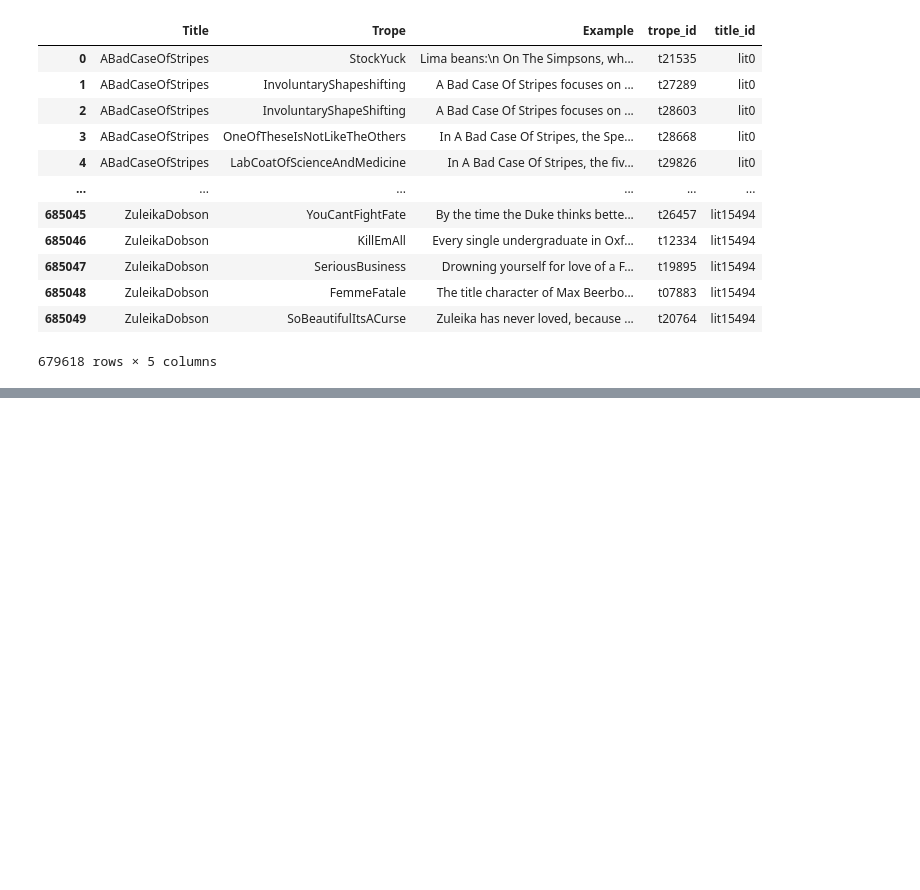
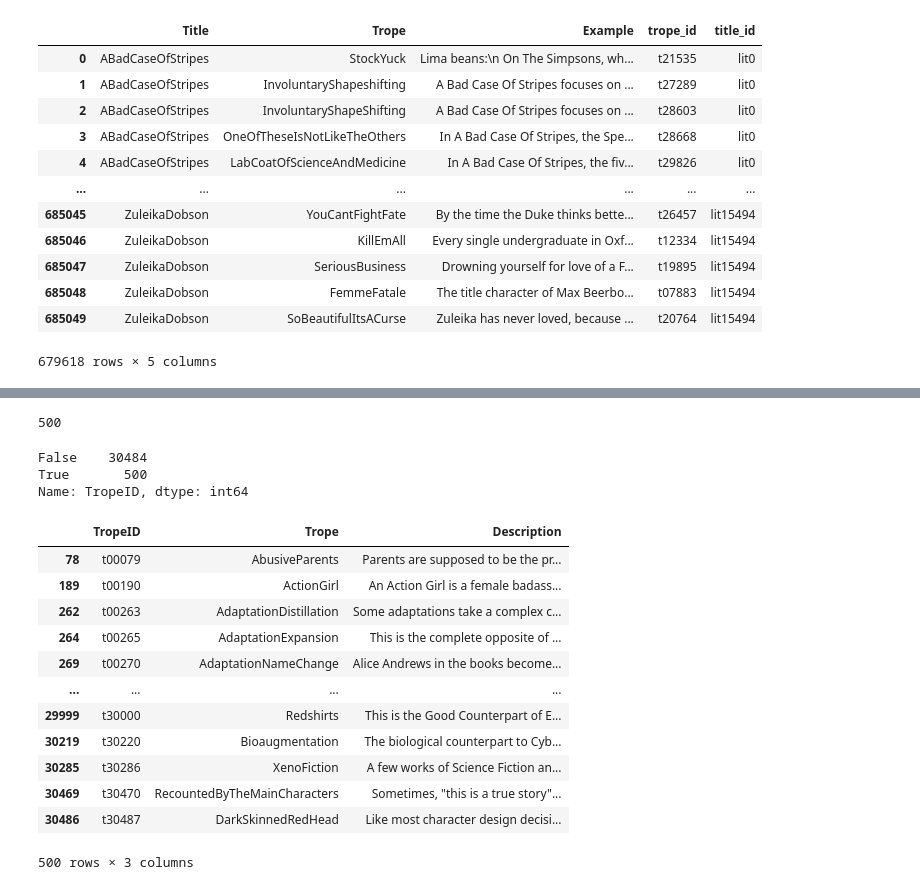
Before and after one commit to armsp/trama, a Jupyter notebook: select tropes.ipynb, the cells around one changed output, grey strips where cells are left out. Saved outputs shown, nothing was run; the diff lists cells and outputs as text; code cells hidden in the pictures; blank space fills up the shorter version.

```diff
--- a/select tropes.ipynb
+++ b/select tropes.ipynb
@@ -174,5 +160,5 @@ Name: trope_id, dtype: int64
 # %%
-common_tropes = set(lit_df['trope_id'].value_counts().nlargest(100).index.tolist()) & set(goodreads_df['trope_id'].value_counts().nlargest(100).index.tolist())
+common_tropes = set(lit_df['trope_id'].value_counts().nlargest(462).index.tolist()) & set(goodreads_df['trope_id'].value_counts().nlargest(462).index.tolist())
 # %%
 # s1 = lit_df['trope_id'].value_counts().nlargest(50).index.tolist()
 # s2 = goodreads_df['trope_id'].value_counts().nlargest(50).index.tolist()
@@ -183,0 +244,5 @@ len(list(common_tropes))
+# %%
+less_common_tropes = set(lit_df['trope_id'].value_counts().sort_values(ascending=True).head(20000).tail(51).index.tolist())
+# %%
+less_common_tropes.update(tuple(goodreads_df['trope_id'].value_counts().sort_values(ascending=True).head(20000).tail(51).index.tolist()))
+less_common_tropes
@@ -184 +267,13 @@ len(list(common_tropes))
+# %%
+tropes = common_tropes.union(less_common_tropes)
+# %%
+len(list(tropes))
+# %% [output]
+500
+# %%
+tropes_raw['TropeID'].isin(tropes).value_counts()
+# %% [output]
+False    30484
+True       500
+Name: TropeID, dtype: int64
 # %%
@@ -185,0 +281,16 @@ tropes_raw[tropes_raw['TropeID'].isin(common_tropes)].to_csv('my_tropes.csv', in
+# %%
+tropes_raw[tropes_raw['TropeID'].isin(tropes)]
+# %% [output]
+|  | TropeID | Trope | Description |
+| 78 | t00079 | AbusiveParents | Parents are supposed to be the pr... |
+| 189 | t00190 | ActionGirl | An Action Girl is a female badass... |
+| 262 | t00263 | AdaptationDistillation | Some adaptations take a complex c... |
+| 264 | t00265 | AdaptationExpansion | This is the complete opposite of ... |
+| 269 | t00270 | AdaptationNameChange | Alice Andrews in the books become... |
+| ... | ... | ... | ... |
+| 29999 | t30000 | Redshirts | This is the Good Counterpart of E... |
+| 30219 | t30220 | Bioaugmentation | The biological counterpart to Cyb... |
+| 30285 | t30286 | XenoFiction | A few works of Science Fiction an... |
+| 30469 | t30470 | RecountedByTheMainCharacters | Sometimes, "this is a true story"... |
+| 30486 | t30487 | DarkSkinnedRedHead | Like most character design decisi... |
+500 rows × 3 columns
```
Also changed, not shown: parts of 12 cells of this notebook, 4 other files.
